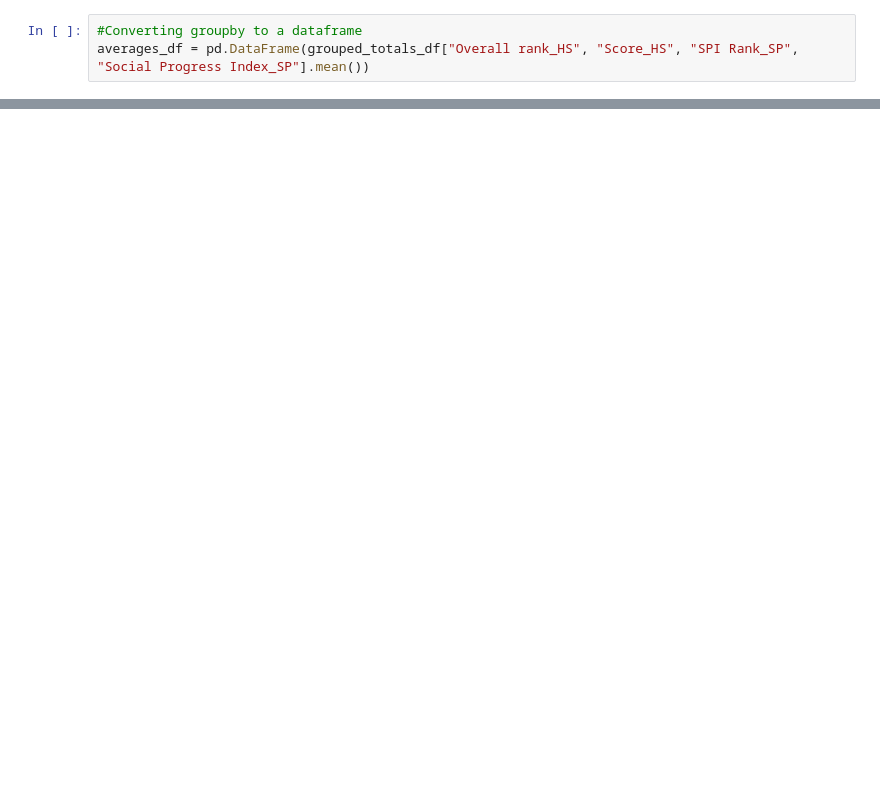
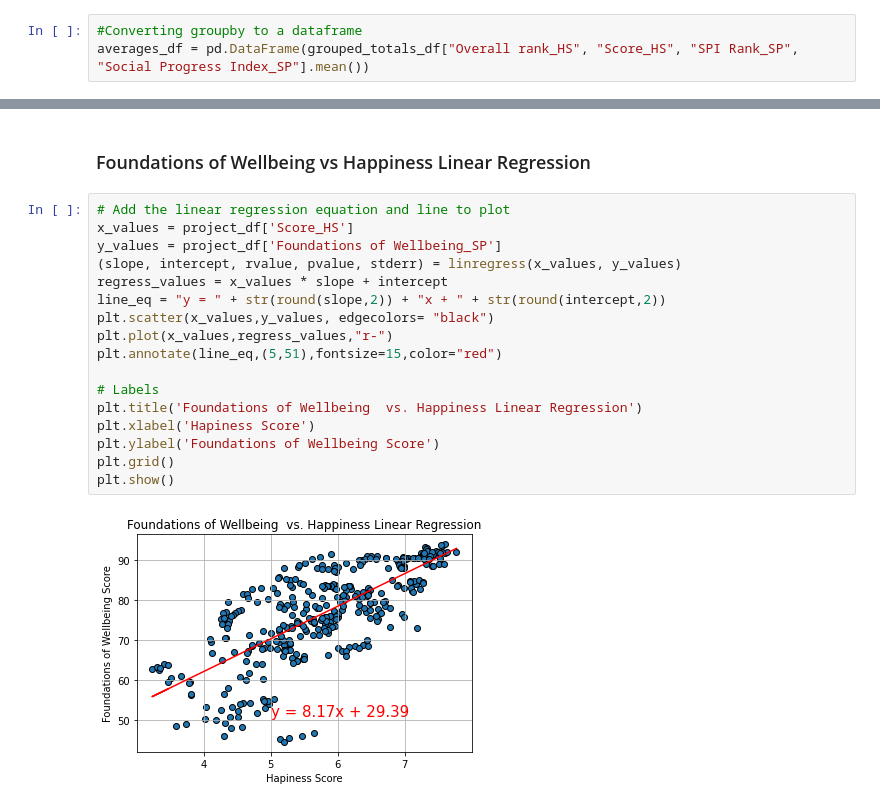
Before and after one commit to chrispope12391/Project-1-, a Jupyter notebook: Project 1_Team5.ipynb, the cells around one changed output, grey strips where cells are left out. Saved outputs shown, nothing was run; the diff lists cells and outputs as text; blank space fills up the shorter version.

Commit message:
Added regression analysis of social progress metrics vs. happiness score

```diff
--- a/Project 1_Team5.ipynb
+++ b/Project 1_Team5.ipynb
@@ -98,0 +204,21 @@ print(f"R squared: {rvalue**2}")
+# %% [markdown]
+### Foundations of Wellbeing vs Happiness Linear Regression
+# %%
+# Add the linear regression equation and line to plot
+x_values = project_df['Score_HS']
+y_values = project_df['Foundations of Wellbeing_SP']
+(slope, intercept, rvalue, pvalue, stderr) = linregress(x_values, y_values)
+regress_values = x_values * slope + intercept
+line_eq = "y = " + str(round(slope,2)) + "x + " + str(round(intercept,2))
+plt.scatter(x_values,y_values, edgecolors= "black")
+plt.plot(x_values,regress_values,"r-")
+plt.annotate(line_eq,(5,51),fontsize=15,color="red")
+
+# Labels
+plt.title('Foundations of Wellbeing  vs. Happiness Linear Regression')
+plt.xlabel('Hapiness Score')
+plt.ylabel('Foundations of Wellbeing Score')
+plt.grid()
+plt.show()
+# %% [output]
+[figure, added]
```
Also changed, not shown: parts of 28 cells of this notebook.
